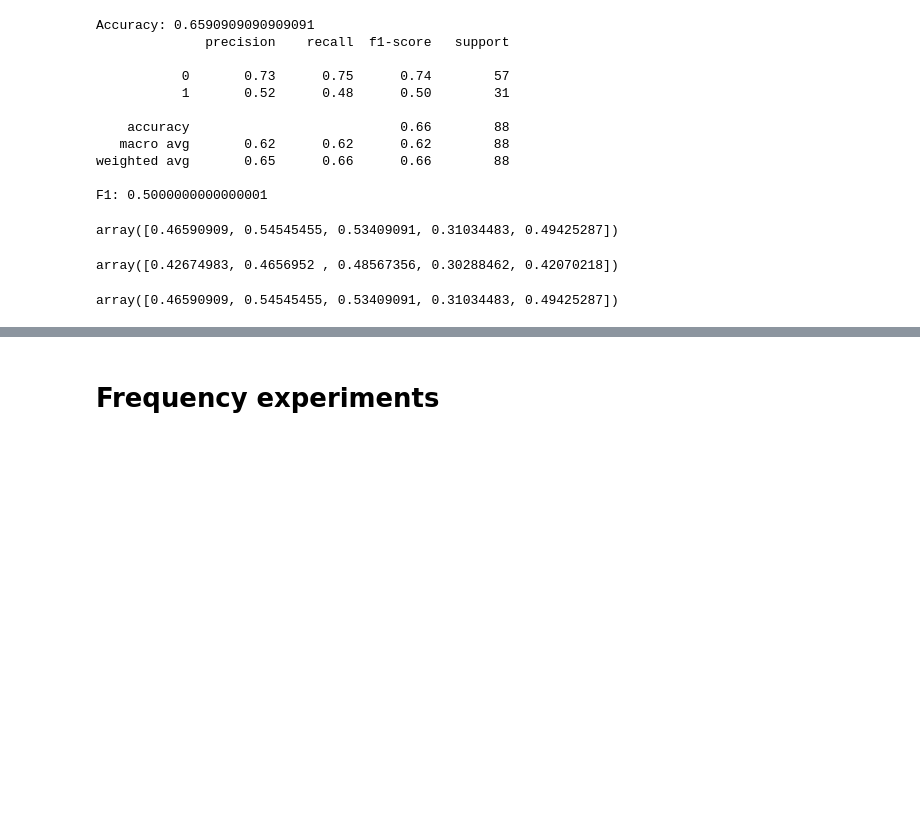
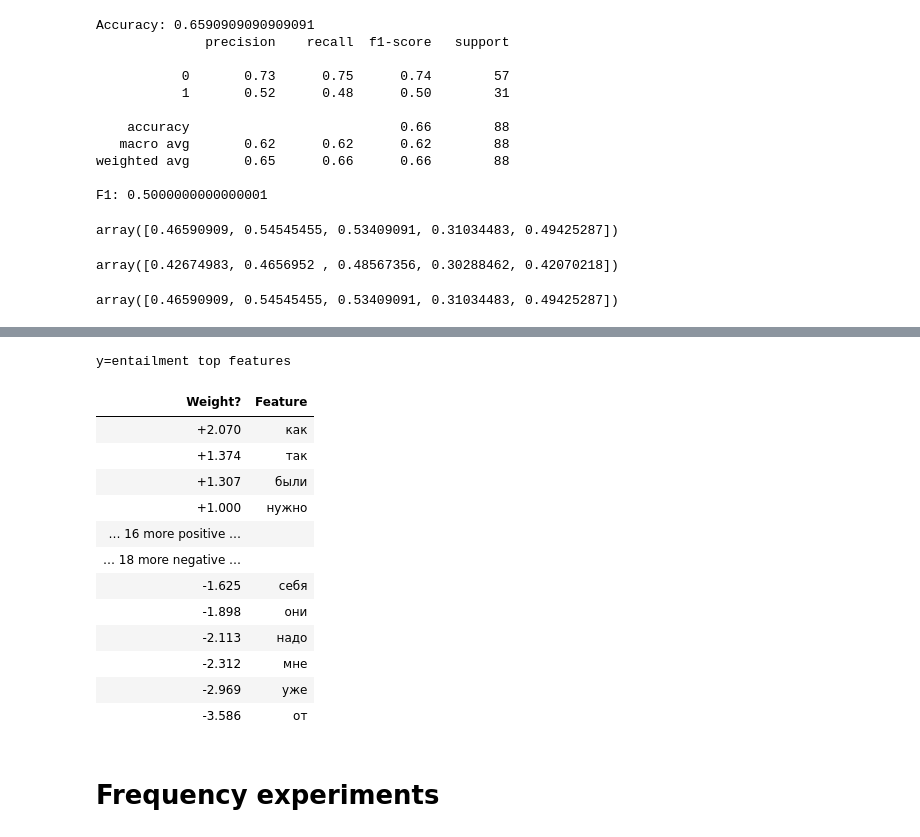
Before and after one commit to tatiana-iazykova/2020_HACK_RUSSIANSUPERGLUE, a Jupyter notebook: RSG_RCB.ipynb, the cells around one changed output, grey strips where cells are left out. Saved outputs shown, nothing was run; the diff lists cells and outputs as text; code cells hidden in the pictures; blank space fills up the shorter version.

```diff
--- a/RSG_RCB.ipynb
+++ b/RSG_RCB.ipynb
@@ -431,3 +430,13 @@ array([0.42674983, 0.4656952 , 0.48567356, 0.30288462, 0.42070218])
 cross_val_score(qda, X, y, scoring="accuracy")
 # %% [output]
 array([0.46590909, 0.54545455, 0.53409091, 0.31034483, 0.49425287])
+# %%
+from sklearn.linear_model import LogisticRegression, SGDClassifier
+clf = SGDClassifier(loss="log", n_jobs=-1, alpha=0.0001, class_weight='balanced', random_state=0)
+clf.fit(X_train, y_train)
+y_pred = clf.predict(X_test)
+
+# Compute and print metrics
+print("Accuracy: {}".format(clf.score(X_test, y_test)))
+print(classification_report(y_test, y_pred))
+print("F1: {}".format(f1_score(y_test, y_pred)))
@@ -434,3 +455,20 @@ array([0.46590909, 0.54545455, 0.53409091, 0.31034483, 0.49425287])
+# %%
+eli5.show_weights(clf, top=10, feature_names=vectorizer.get_feature_names(), target_names = {0:'non-entailment', 1:'entailment'} )
+# %% [output]
+y=entailment top features
+| Weight? | Feature |
+| +2.070 | как |
+| +1.374 | так |
+| +1.307 | были |
+| +1.000 | нужно |
+| … 16 more positive … |  |
+| … 18 more negative … |  |
+| -1.625 | себя |
+| -1.898 | они |
+| -2.113 | надо |
+| -2.312 | мне |
+| -2.969 | уже |
+| -3.586 | от |
 # %% [markdown]
 # Frequency experiments
 # %%
```
Also changed, not shown: parts of 7 cells of this notebook.
